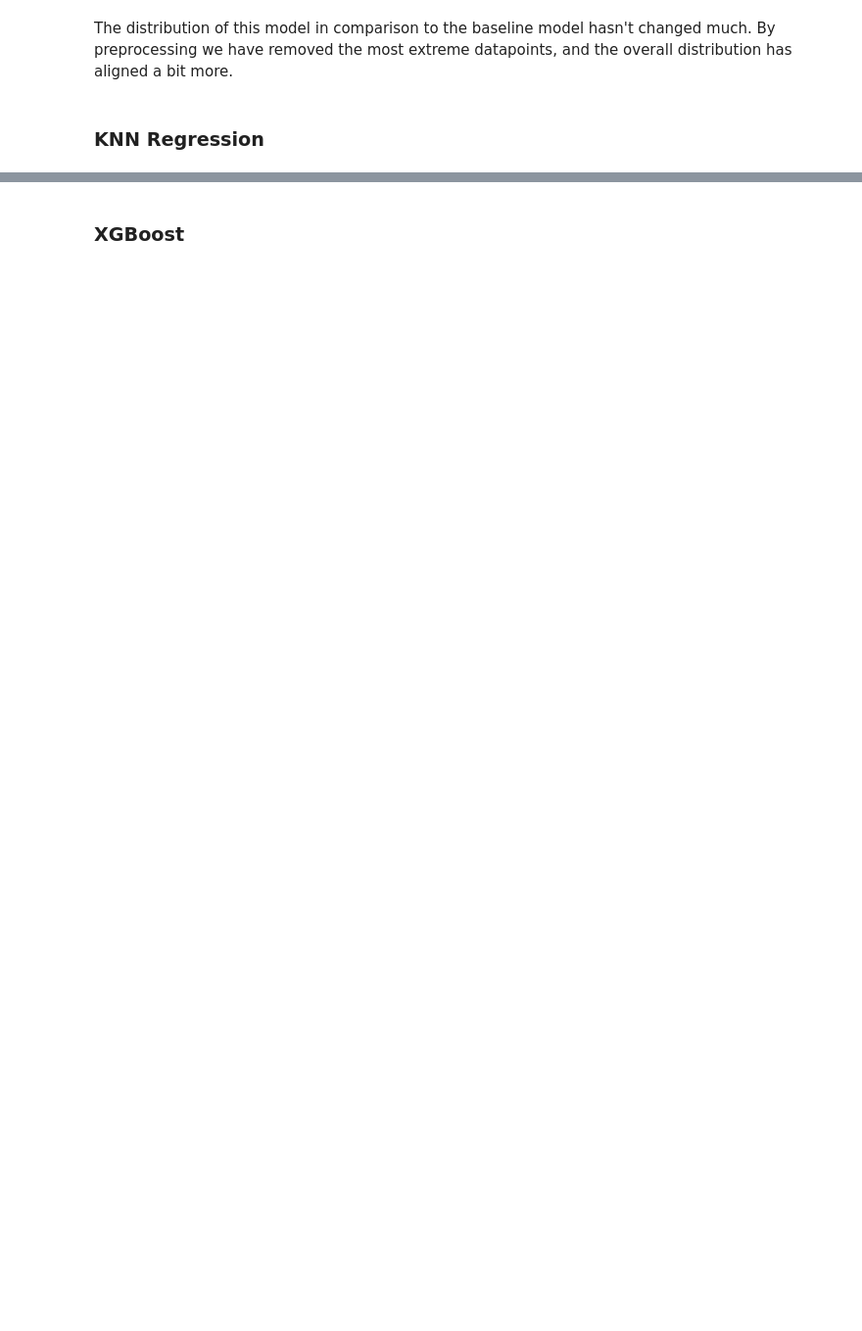
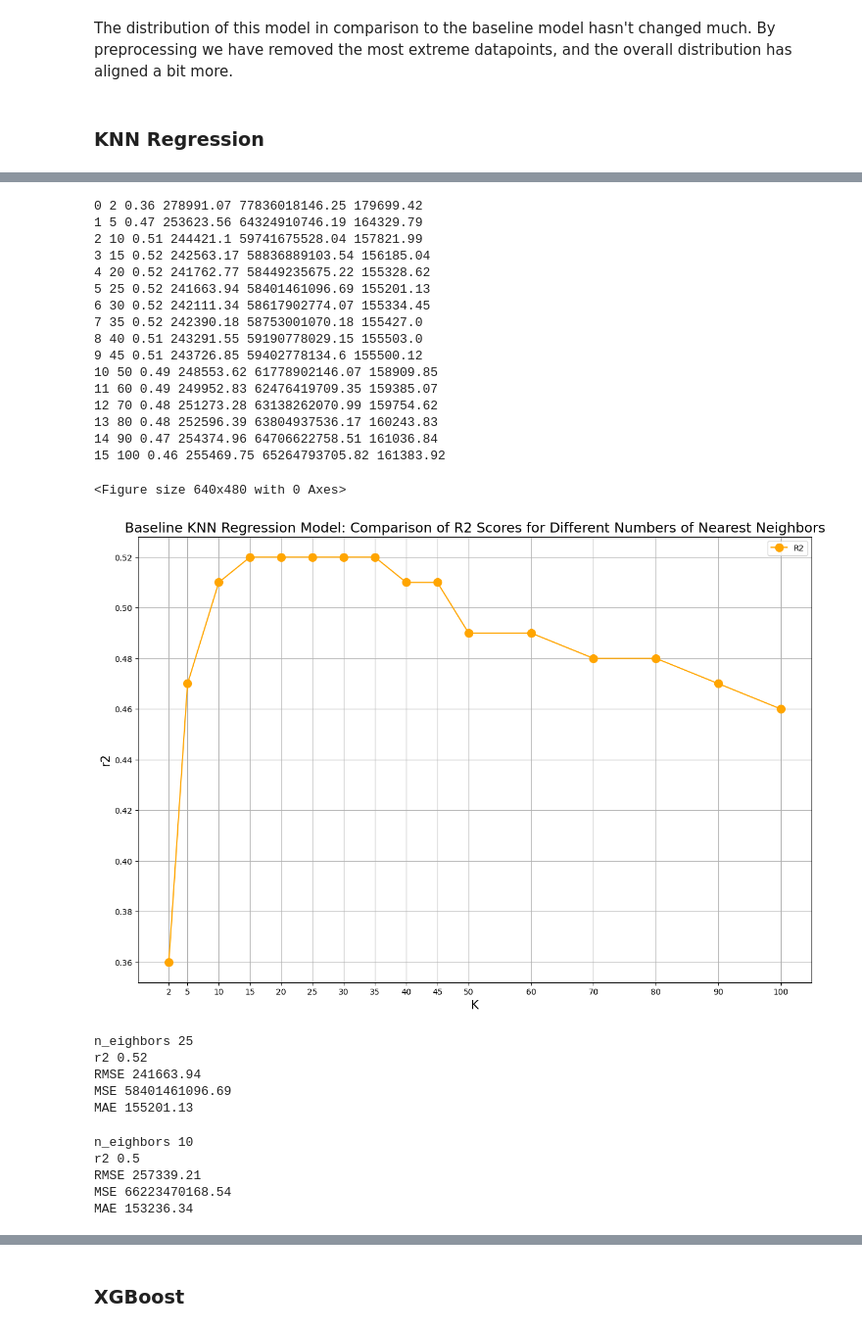
Before and after one commit to Yinguin/data_mid_bootcamp_project_regression, a Jupyter notebook: mid-bootcamp-project-regression_wy.ipynb, the cells around one changed output, grey strips where cells are left out. Shown at 98% size. Drawn from its saved outputs; the diff is of its cells as text; code cells hidden in the pictures; blank space fills up the shorter version.

```diff
--- a/mid-bootcamp-project-regression_wy.ipynb
+++ b/mid-bootcamp-project-regression_wy.ipynb
@@ -1017,0 +1164,37 @@ The distribution of this model in comparison to the baseline model hasn't change
+# %%
+knn_metrics, comp_plot_2 = compare_neighbors(100, 50, 'orange')
+# %% [output]
+0 2 0.36 278991.07 77836018146.25 179699.42
+1 5 0.47 253623.56 64324910746.19 164329.79
+2 10 0.51 244421.1 59741675528.04 157821.99
+3 15 0.52 242563.17 58836889103.54 156185.04
+4 20 0.52 241762.77 58449235675.22 155328.62
+5 25 0.52 241663.94 58401461096.69 155201.13
+6 30 0.52 242111.34 58617902774.07 155334.45
+7 35 0.52 242390.18 58753001070.18 155427.0
+8 40 0.51 243291.55 59190778029.15 155503.0
+9 45 0.51 243726.85 59402778134.6 155500.12
+10 50 0.49 248553.62 61778902146.07 158909.85
+11 60 0.49 249952.83 62476419709.35 159385.07
+12 70 0.48 251273.28 63138262070.99 159754.62
+13 80 0.48 252596.39 63804937536.17 160243.83
+14 90 0.47 254374.96 64706622758.51 161036.84
+15 100 0.46 255469.75 65264793705.82 161383.92
+<Figure size 640x480 with 0 Axes>
+[figure, added]
+# %%
+knn_opt = print_metrics(knn_metrics, 5)
+# %% [output]
+n_eighbors 25
+r2 0.52
+RMSE 241663.94
+MSE 58401461096.69
+MAE 155201.13
+# %%
+kbench_base = print_metrics(kbench_metrics, 2)
+# %% [output]
+n_eighbors 10
+r2 0.5
+RMSE 257339.21
+MSE 66223470168.54
+MAE 153236.34
```
Also changed, not shown: parts of 44 cells of this notebook.
